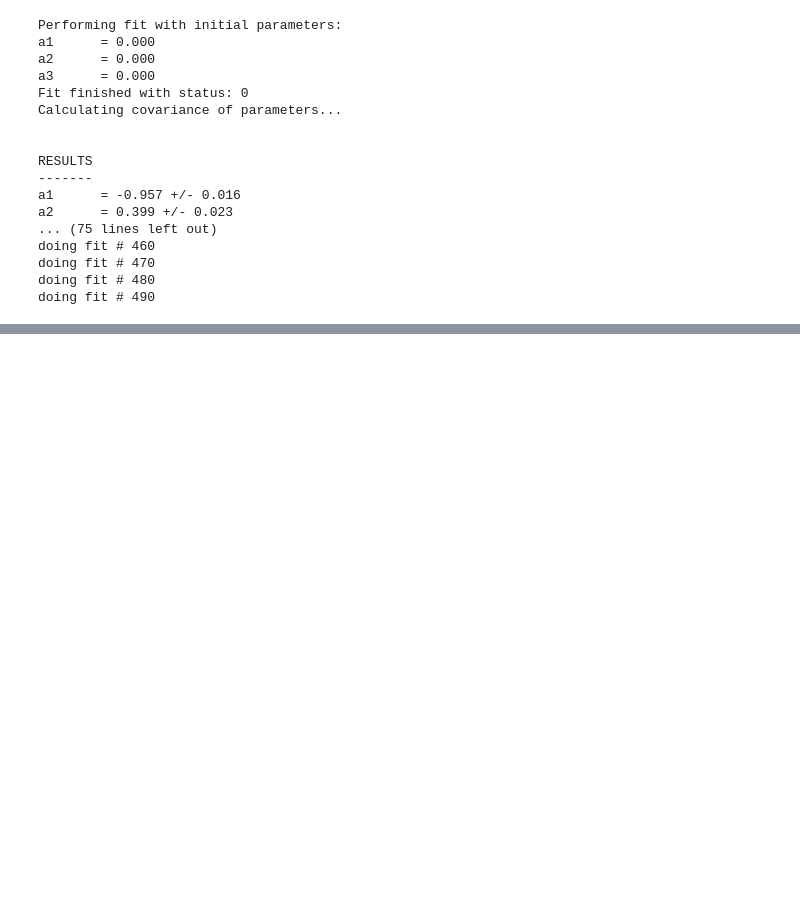
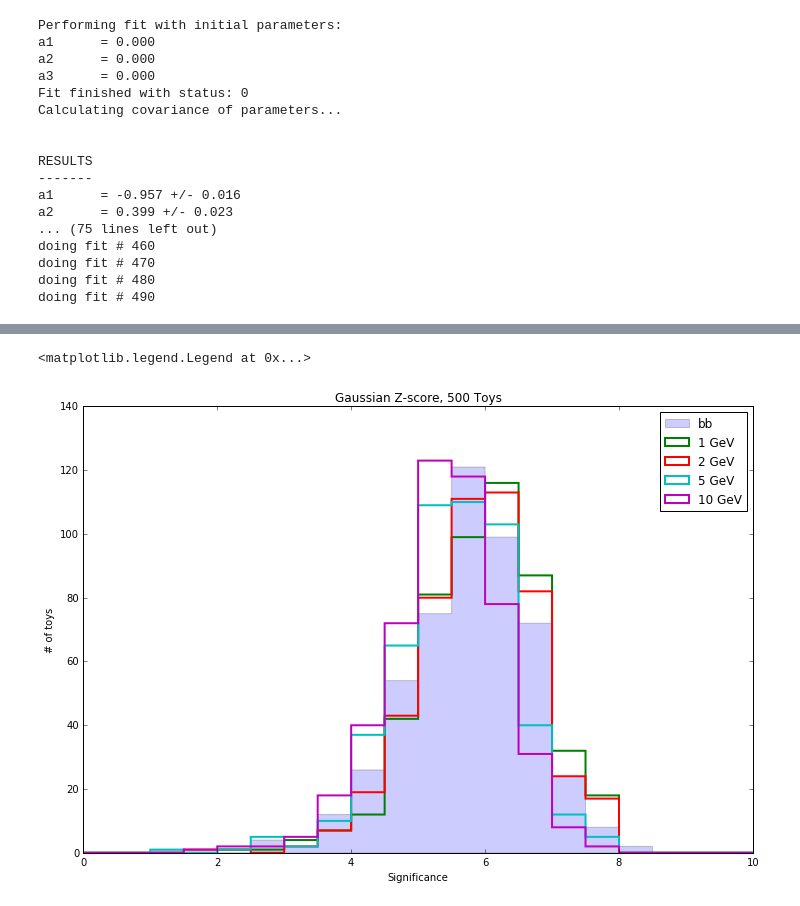
Before and after one commit to pollackscience/BayesianBlocks, a Jupyter notebook: bb/hep/hgg_writeup.ipynb, the cells around one changed output, grey strips where cells are left out. Drawn from its saved outputs; the diff is of its cells as text; code cells hidden in the pictures; blank space fills up the shorter version.

```diff
--- a/bb/hep/hgg_writeup.ipynb
+++ b/bb/hep/hgg_writeup.ipynb
@@ -330,0 +331,14 @@ plt.legend()
+# %%
+hist(signif_bb_true_hist,20, range=(0,10), alpha=0.2, histtype='stepfilled', label='bb')
+hist(signif_1GeV_true_hist,20, range=(0,10), linewidth=2, histtype='step', label='1 GeV')
+hist(signif_2GeV_true_hist,20, range=(0,10), linewidth=2, histtype='step', label='2 GeV')
+hist(signif_5GeV_true_hist,20, range=(0,10), linewidth=2, histtype='step', label='5 GeV')
+hist(signif_10GeV_true_hist,20, range=(0,10), linewidth=2, histtype='step', label='10 GeV')
+#hist(signif_bb_toy_hist,20, linewidth=2,range=(0,10), histtype='step', label='bb toy')
+plt.title('Gaussian Z-score, 500 Toys')
+plt.xlabel('Significance')
+plt.ylabel('# of toys')
+plt.legend()
+# %% [output]
+<matplotlib.legend.Legend at 0x...>
+[figure, added]
```
Also changed, not shown: parts of 2 cells of this notebook, 1 other file.
